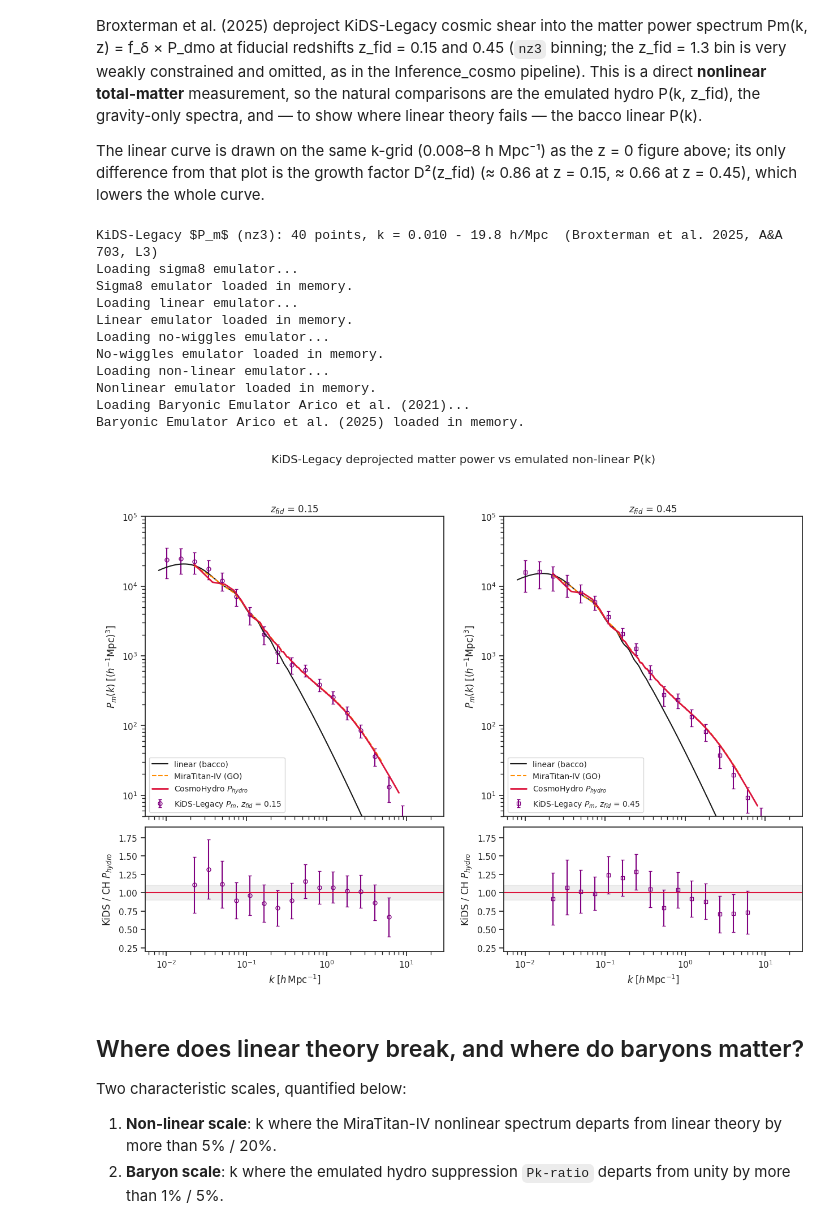
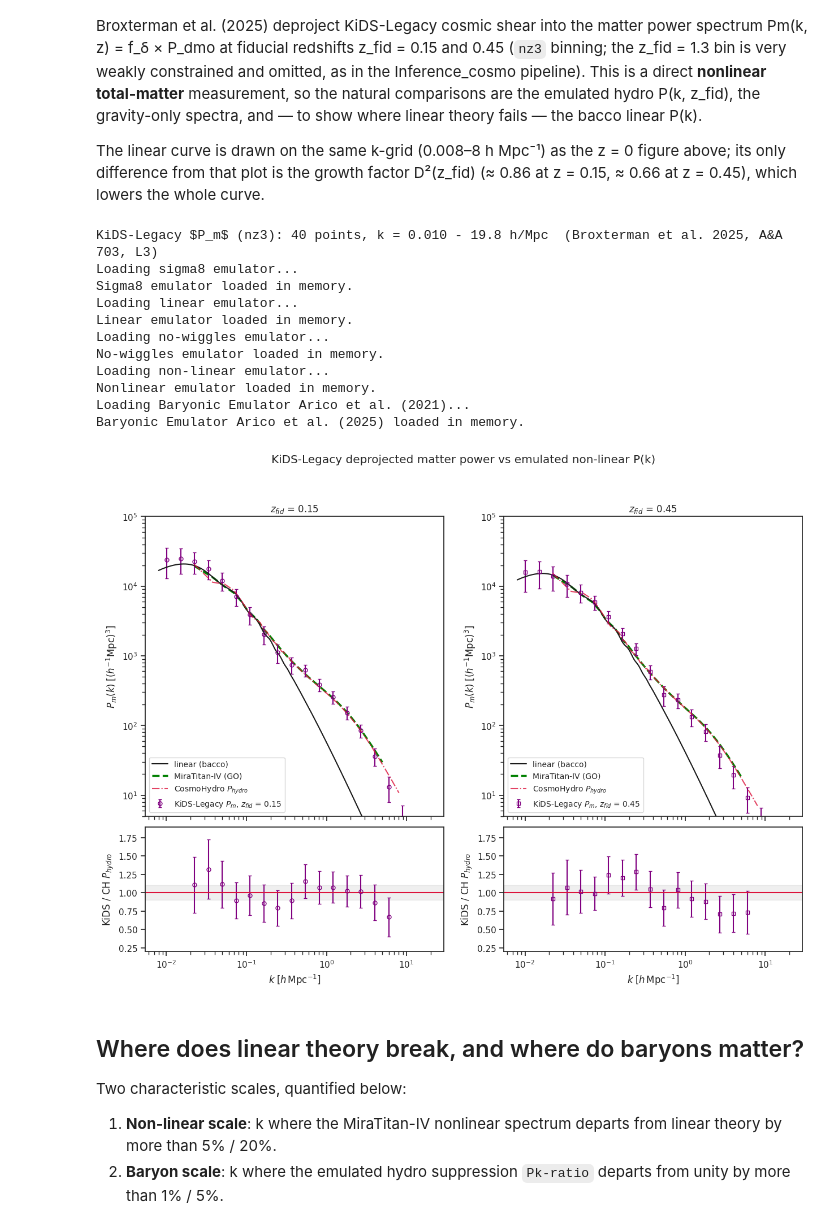
Before and after one commit to nesar/hydro_emu_comparisons, a Jupyter notebook: notebooks/nb3_linear_vs_nonlinear_vs_data.ipynb, the cells around one changed output. Cells and saved outputs as stored; diff of their text form; code cells hidden in the pictures.

```diff
--- a/notebooks/nb3_linear_vs_nonlinear_vs_data.ipynb
+++ b/notebooks/nb3_linear_vs_nonlinear_vs_data.ipynb
@@ -199,40 +199,40 @@ for j, (zf, mk) in enumerate(zip([0.15, 0.45], ['o', 's'])):
                 label=f'KiDS-Legacy $P_m$, $z_{{fid}}$ = {zf}')
     ax.loglog(k_th, p_lin, color='k', lw=1.5, label='linear (bacco)')
     mmt = k_ch <= 5
-    ax.loglog(k_ch[mmt], p_mt[mmt], color='darkorange', lw=1.5, ls='--', label='MiraTitan-IV (GO)')
-    ax.loglog(k_ch, p_hyd, color='crimson', lw=2, label=r'CosmoHydro $P_{hydro}$')
+    ax.loglog(k_ch[mmt], p_mt[mmt], color='green', lw=2.5, ls='--', label='MiraTitan-IV (GO)', zorder=1)
+    ax.loglog(k_ch, p_hyd, color='crimson', lw=1.5, ls='-.', label=r'CosmoHydro $P_{hydro}$', zorder=2, alpha=0.8)
     ax.set_ylim(5, 1e5)
     ax.set_title(f'$z_{{fid}}$ = {zf}')
     ax.set_ylabel(r'$P_m(k)\;[(h^{-1}{\rm Mpc})^3]$')
     ax.legend(fontsize=10, loc='lower left')
 
     # ratio to the emulated hydro prediction
     lo, hi = k_ch.min(), k_ch.max()
     ms = (kk >= lo) & (kk <= hi)
     p_hyd_i = np.interp(np.log10(kk[ms]), np.log10(k_ch), p_hyd)
     axr.errorbar(kk[ms], pp[ms] / p_hyd_i, yerr=ee[ms] / p_hyd_i, fmt=mk, ms=5,
                  capsize=2, mfc='none', color='purple')
     axr.axhline(1, color='crimson', lw=1.5)
     axr.axhspan(0.9, 1.1, color='gray', alpha=0.12)
     axr.set_xscale('log'); axr.set_ylim(0.2, 1.9)
     axr.set_xlabel(r'$k\;[h\,{\rm Mpc}^{-1}]$')
     axr.set_ylabel(r'KiDS / CH $P_{hydro}$')
 
 plt.suptitle('KiDS-Legacy deprojected matter power vs emulated non-linear P(k)', y=0.99)
 plt.tight_layout(); plt.show()
 # %% [output]
 KiDS-Legacy $P_m$ (nz3): 40 points, k = 0.010 - 19.8 h/Mpc  (Broxterman et al. 2025, A&A 703, L3)
 Loading sigma8 emulator...
 Sigma8 emulator loaded in memory.
 Loading linear emulator...
 Linear emulator loaded in memory.
 Loading no-wiggles emulator...
 No-wiggles emulator loaded in memory.
 Loading non-linear emulator...
 Nonlinear emulator loaded in memory.
 Loading Baryonic Emulator Arico et al. (2021)...
 Baryonic Emulator Arico et al. (2025) loaded in memory.
-[figure, old version]
+[figure, new version]
 # %% [markdown]
 ## Where does linear theory break, and where do baryons matter?
 
```
Also changed, not shown: 4 other files.
